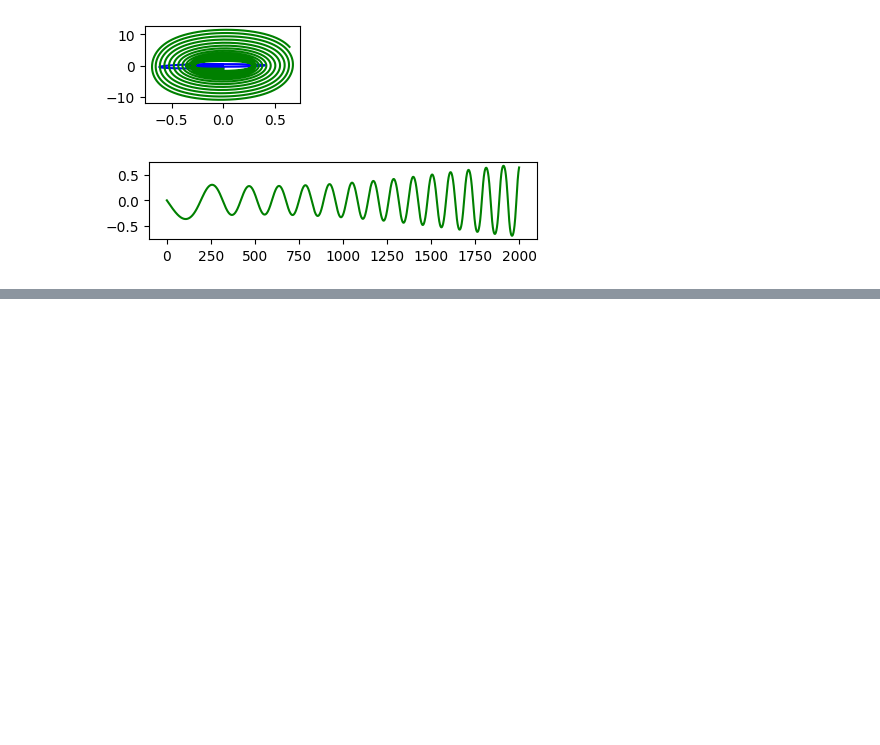
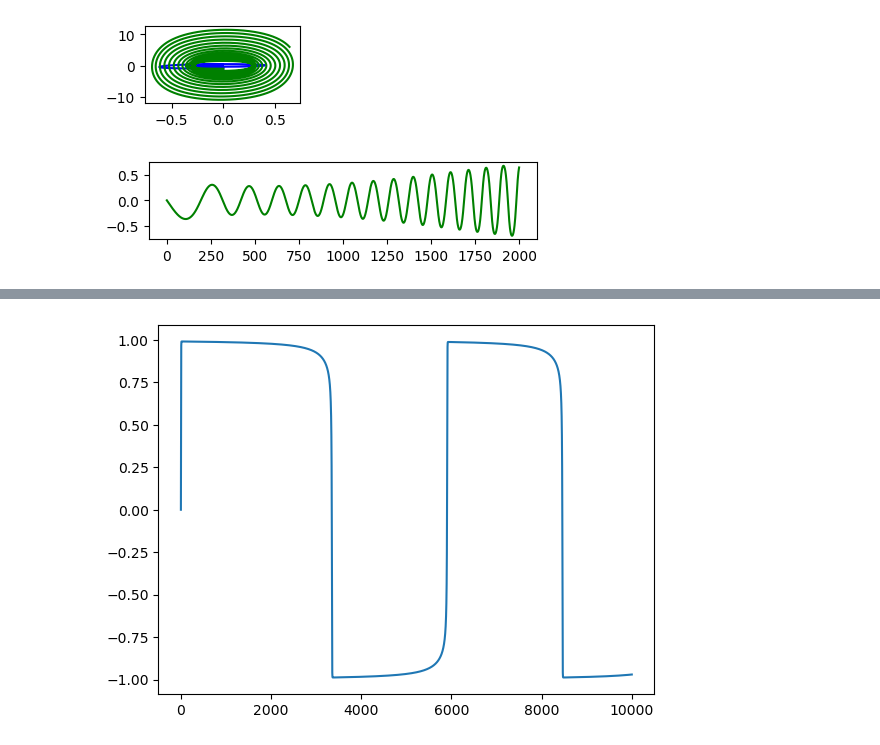
Before and after one commit to shepai/Chaos-Robotics, a Jupyter notebook: Simulation/OpenAIGym/open_ai_example.ipynb, the cells around one changed output, grey strips where cells are left out. Drawn from its saved outputs; the diff is of its cells as text; code cells hidden in the pictures; blank space fills up the shorter version.

```diff
--- a/Simulation/OpenAIGym/open_ai_example.ipynb
+++ b/Simulation/OpenAIGym/open_ai_example.ipynb
@@ -519,0 +539,19 @@ np.save("C:/Users/dexte/github/Chaos-Robotics/models/bvp_signal", x_)
+# %%
+import bvp
+
+a=0.1
+c=5.6
+b=bvp.BVP()
+
+SIZE=600
+signal=np.zeros((SIZE,))
+i=0
+x=np.asarray(b.gen(10000,c,a,0.005)).view(np.float32)
+x=x.reshape(x.shape[0]//2,2)
+xs=x[:,0]
+ys=x[:,1]
+plt.plot(xs)
+
+plt.show()
+# %% [output]
+[figure, added]
```
Also changed, not shown: parts of 2 cells of this notebook.
